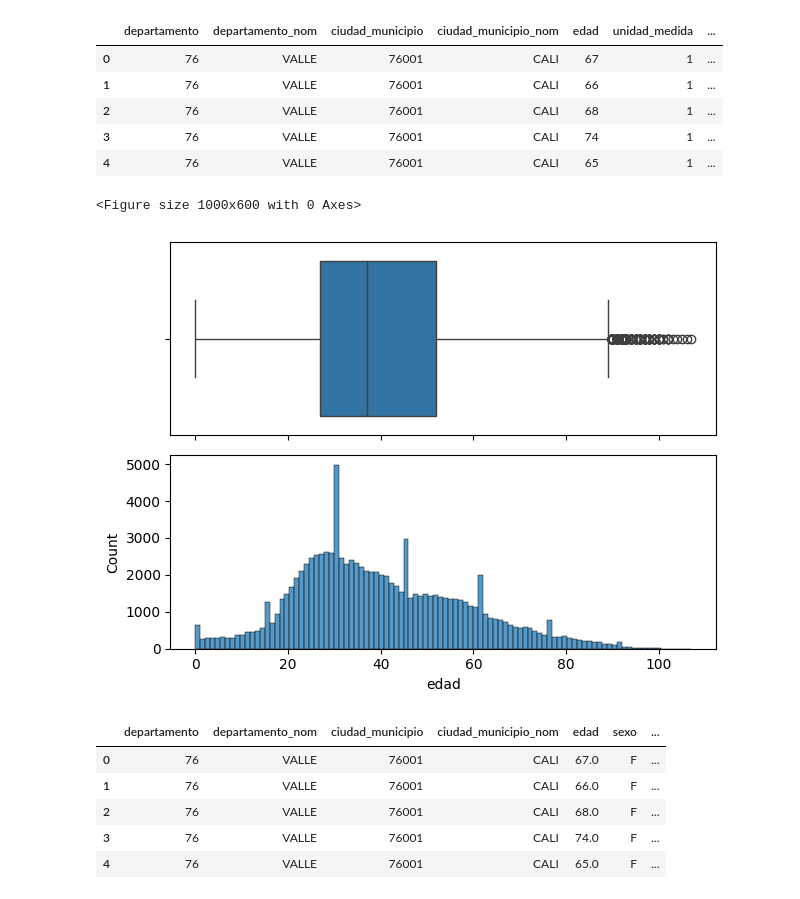
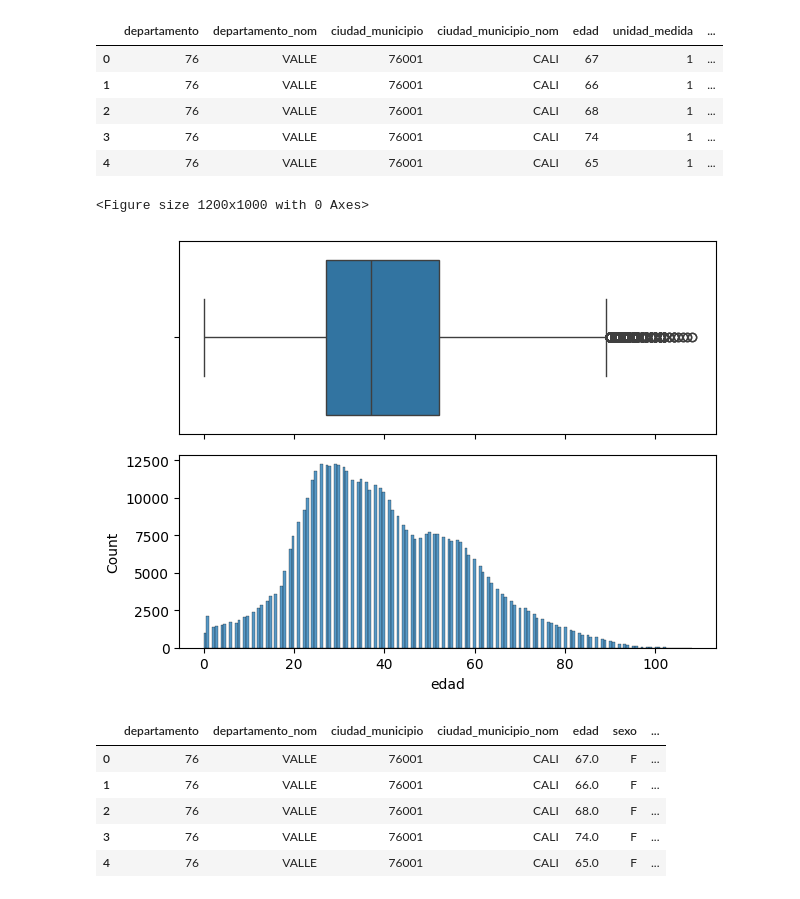
Before and after one commit to 4GeeksAcademy/remelop_Machine_Learning_Final_Project, a Jupyter notebook: src/Final_Project.ipynb, the cells around one changed output. Drawn from its saved outputs; the diff is of its cells as text; code cells hidden in the pictures.

```diff
--- a/src/Final_Project.ipynb
+++ b/src/Final_Project.ipynb
@@ -36,7 +36,7 @@ client = Socrata("www.datos.gov.co", None)
 WARNING:root:Requests made without an app_token will be subject to strict throttling limits.
 # %%
 # Primeros 100000 resultados, devueltos como JSON desde la API / convertidos a lista de diccionarios de Python por sodapy.
-results = client.get("gt2j-8ykr", limit=100000)
+results = client.get("gt2j-8ykr", limit=500000)
 # %%
 # Conversión de los datos a un DataFrame con Pandas
 results_df = pd.DataFrame.from_records(results)
@@ -186,16 +186,16 @@ data_c['edad'] = data_c['edad'].round()
 # %%
 edad = data_c["edad"].value_counts()
 # %%
-plt.figure(figsize=(10,6))
+plt.figure(figsize=(12,10))
 f,(box,hist)=plt.subplots(2,sharex=True)
 sns.histplot(x=data_c["edad"],ax=hist)
 sns.boxplot(x=data_c["edad"],ax=box)
 
 plt.tight_layout()
 plt.show()
 # %% [output]
-<Figure size 1000x600 with 0 Axes>
+<Figure size 1200x1000 with 0 Axes>
-[figure, old version]
+[figure, new version]
 # %%
 data_c = data_c.drop(columns=['unidad_medida'])
 data_c.head()
```
Also changed, not shown: parts of 35 cells of this notebook.
